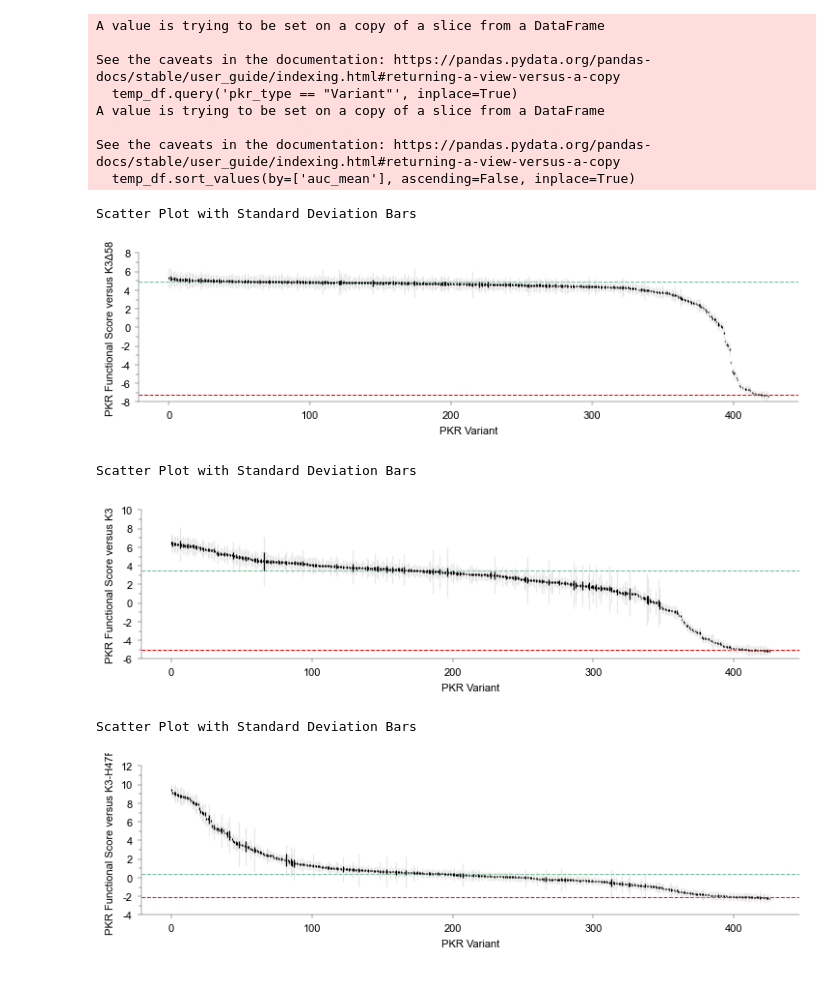
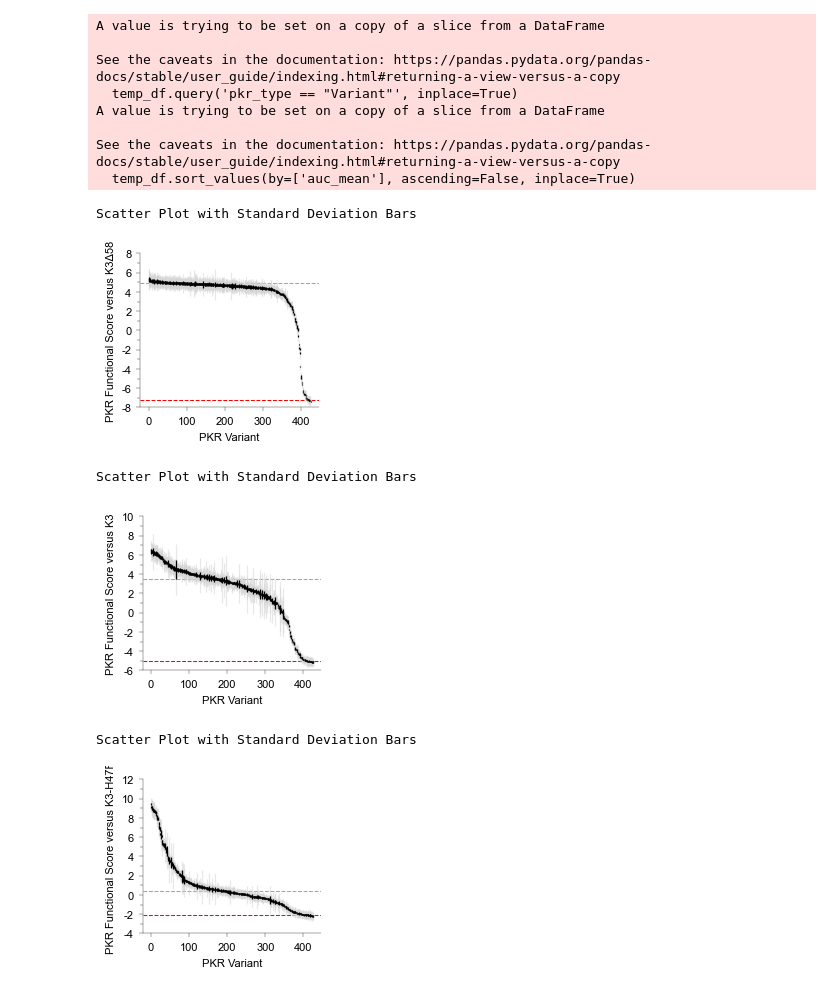
Before and after one commit to greenkidneybean/dms_human_pkr, a Jupyter notebook: workflow/notebooks/figure_score-curves.ipynb, the cells around one changed output. Saved outputs shown, nothing was run; the diff lists cells and outputs as text; code cells hidden in the pictures.

```diff
--- a/workflow/notebooks/figure_score-curves.ipynb
+++ b/workflow/notebooks/figure_score-curves.ipynb
@@ -33,7 +33,7 @@ df['region_color'] = df['pkr_regions'].map(color_dict)
 # NEED TO REDO SORT ORDER AFTER REMOVING WT AND NONSENSE VARIANTS
 for k3, k3_name in zip(['K3L-Null','K3L-WT','K3L-H47R'],["K3Δ58","K3","K3-H47R"]):
     # plot parameters
-    width_in = 8.8
+    width_in = 2.3 #8.8
     height_in = 2
     font_size = 8
     font = 'Arial'
@@ -95,36 +95,36 @@ for k3, k3_name in zip(['K3L-Null','K3L-WT','K3L-H47R'],["K3Δ58","K3","K3-H47R"
 
     # pkr wt
     plt.axhline(y=hline_wt, color='#6dc091', linestyle='--', linewidth=.75, zorder=0)
 
     # pkr nonsense
     plt.axhline(y=hline_non, color='red', linestyle='--', linewidth=.75, zorder=0)
 
     # Add labels and title
     plt.xlabel('PKR Variant')
     plt.ylabel(f'PKR Functional Score versus {k3_name}')
     print(f'Scatter Plot with Standard Deviation Bars')
 
     # Show plot
     plt.show()
 
     fig = ax.get_figure()
 
     # save plot
-    plot_name = f'{k3_name}_wide_stdev_stder.svg'
+    plot_name = f'{k3_name}_wide_stdev_stder_revised.svg'
     output_file = os.path.join(save_dir, plot_name)
     fig.savefig(output_file, bbox_inches='tight', format='svg', transparent=True)
 # %% [output]
 A value is trying to be set on a copy of a slice from a DataFrame
 
 See the caveats in the documentation: https://pandas.pydata.org/pandas-docs/stable/user_guide/indexing.html#returning-a-view-versus-a-copy
   temp_df.query('pkr_type == "Variant"', inplace=True)
 A value is trying to be set on a copy of a slice from a DataFrame
 
 See the caveats in the documentation: https://pandas.pydata.org/pandas-docs/stable/user_guide/indexing.html#returning-a-view-versus-a-copy
   temp_df.sort_values(by=['auc_mean'], ascending=False, inplace=True)
 Scatter Plot with Standard Deviation Bars
-[figure, old version]
+[figure, new version]
 Scatter Plot with Standard Deviation Bars
-[figure, old version]
+[figure, new version]
 Scatter Plot with Standard Deviation Bars
-[figure, old version]
+[figure, new version]
```
Also changed, not shown: 50 other files.
